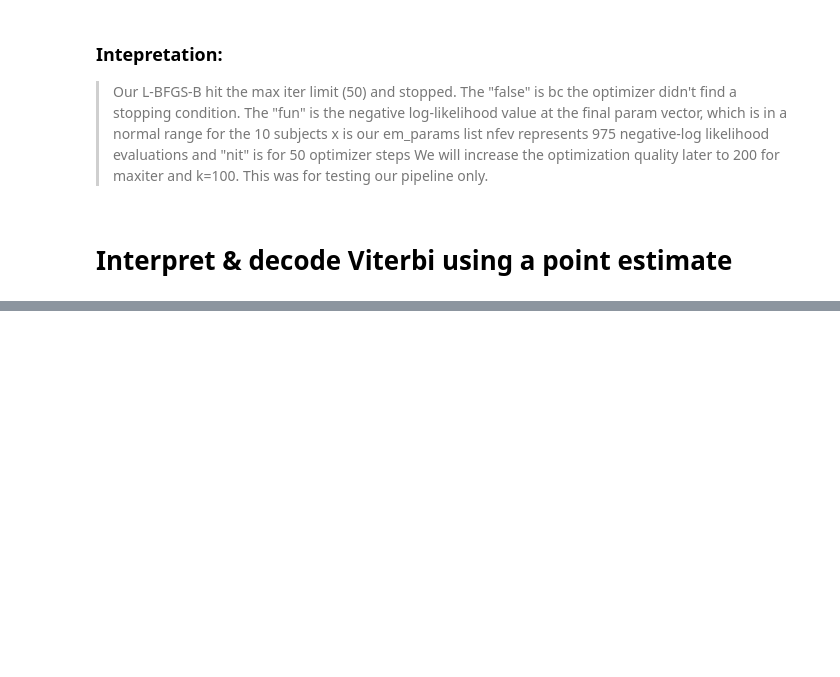
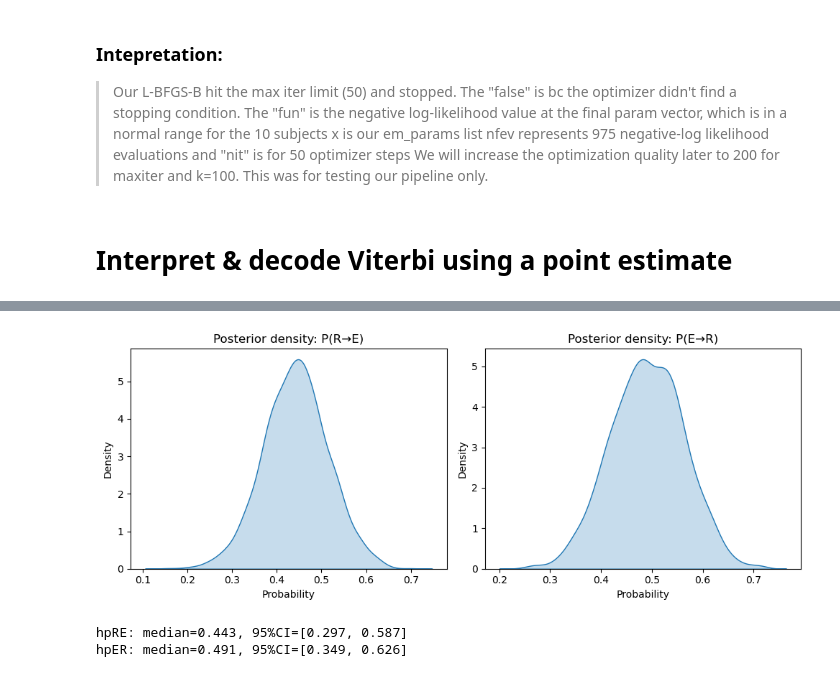
Before and after one commit to Clint-Os/Markov-Models, a Jupyter notebook: mHMM/notebooks/03_estimation.ipynb, the cells around one changed output, grey strips where cells are left out. Cells and saved outputs as stored; diff of their text form; code cells hidden in the pictures; blank space fills up the shorter version.

```diff
--- a/mHMM/notebooks/03_estimation.ipynb
+++ b/mHMM/notebooks/03_estimation.ipynb
@@ -376,0 +767,38 @@ Run CmdStanPy Sampling
+# %%
+import numpy as np
+import matplotlib.pyplot as plt
+import seaborn as sns
+import pickle
+
+# load posterior draws
+with open("../data/results/stan_fit.pkl","rb") as f:
+    fit = pickle.load(f)
+post = fit.draws_pd()
+
+# hpRE and hpER exist as hpRE/hpER (we computed them earlier)
+if "hpRE" not in post.columns:
+    post["hpRE"] = 1/(1+np.exp(-post["logit_hpRE"]))
+if "hpER" not in post.columns:
+    post["hpER"] = 1/(1+np.exp(-post["logit_hpER"]))
+
+fig, axes = plt.subplots(1,2, figsize=(10,4))
+sns.kdeplot(post["hpRE"], ax=axes[0], fill=True)
+axes[0].set_title("Posterior density: P(R→E)")
+axes[0].set_xlabel("Probability")
+
+sns.kdeplot(post["hpER"], ax=axes[1], fill=True)
+axes[1].set_title("Posterior density: P(E→R)")
+axes[1].set_xlabel("Probability")
+
+plt.tight_layout()
+plt.show()
+
+# Show posterior median and 95% CI numerically
+for name in ["hpRE","hpER"]:
+    median = np.median(post[name])
+    ci = np.percentile(post[name], [2.5,97.5])
+    print(f"{name}: median={median:.3f}, 95%CI=[{ci[0]:.3f}, {ci[1]:.3f}]")
+# %% [output]
+[figure, added]
+hpRE: median=0.443, 95%CI=[0.297, 0.587]
+hpER: median=0.491, 95%CI=[0.349, 0.626]
```
Also changed, not shown: parts of 12 cells of this notebook, 4 other files.
